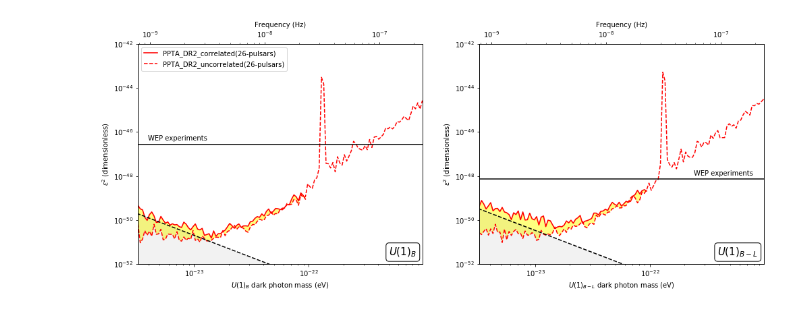
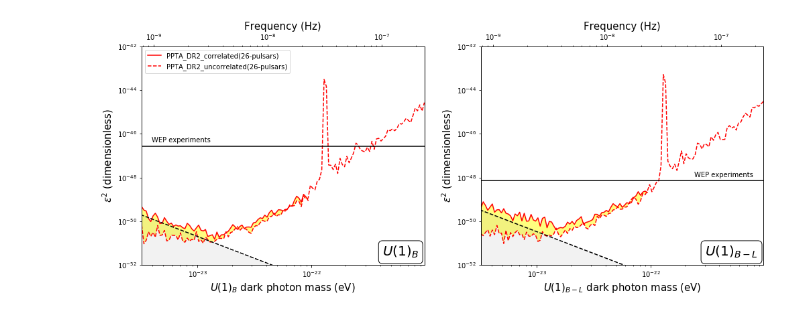
Before and after one commit to XueXiao-Physics/DPDM-PPTA, a Jupyter notebook: bayes_limits/plot.ipynb, the cells around one changed output. Saved outputs shown, nothing was run; the diff lists cells and outputs as text; code cells hidden in the pictures.

```diff
--- a/bayes_limits/plot.ipynb
+++ b/bayes_limits/plot.ipynb
@@ -6,8 +6,8 @@ fig,(fig1,fig2)=plt.subplots(1,2,figsize=(14,6))
 plt.subplots_adjust(left=0.06,right=0.98)
 
 #========================U(1)_{B}========================
-log10ma,lim=np.loadtxt('U1B')
-log10ma_corr,lim_corr=np.loadtxt('U1B_corr')
+log10ma,lim=np.loadtxt('U1B.txt')
+log10ma_corr,lim_corr=np.loadtxt('U1B_corr.txt')
 
 ma=10**log10ma
 f=1.51927e15*ma/2./np.pi
@@ -20,13 +20,13 @@ range2=np.array([10**-23.49*1.51927e15/2./np.pi,10**-21.01*1.51927e15/2./np.pi,1
 
 fig1.set_xscale('log')
 fig1.set_yscale('log')
-fig1.set_xlabel(r'$U(1)_{B}$'+' dark photon mass (eV)')
-fig1.set_ylabel(r'$\epsilon^2$ ' +'(dimensionless)')
+fig1.set_xlabel(r'$U(1)_{B}$'+' dark photon mass (eV)',size=15)
+fig1.set_ylabel(r'$\epsilon^2$ ' +'(dimensionless)',size=15)
 fig1.axis(range1)
 
 
-fig1.plot(ma_corr[:74],lim_corr[:74],linewidth='1.6',label='PPTA_DR2_correlated(26-pulsars)',color='red')
-fig1.plot(ma,lim,"--",label='PPTA_DR2_uncorrelated(26-pulsars)',color='red')
+fig1.plot(ma_corr[:74],lim_corr[:74],linewidth='1.5',label='PPTA_DR2_correlated(26-pulsars)',color='red')
+fig1.plot(ma,lim,"--",linewidth='1.5',label='PPTA_DR2_uncorrelated(26-pulsars)',color='red')
 
 fig1.fill_between(ma_corr[:74],lim_corr[:74],lim[:74],facecolor="yellow", alpha=0.5)
 
@@ -43,55 +43,55 @@ fig1.fill_between([10**-23.5,10**-22],[10**-49.7,10**-52.7],facecolor="gray", al
 fig1.plot([10**-23.5,10**-22],[10**-49.7,10**-52.7],'--',color='black' )
 
 fig1.legend(loc=2)
-fig1.annotate(r"$U(1)_B$",horizontalalignment="right",bbox=dict(boxstyle="round",fc="w"),xy=(0.98,0.04),xycoords='axes fraction',size=15)
+fig1.annotate(r"$U(1)_B$",horizontalalignment="right",bbox=dict(boxstyle="round",fc="w"),xy=(0.98,0.04),xycoords='axes fraction',size=20)
 
 
 fig1x=fig1.twiny()
 fig1x.set_xscale('log')
 fig1x.set_yscale('log')
 fig1x.axis(range2)
-fig1x.set_xlabel('Frequency (Hz)')
+fig1x.set_xlabel('Frequency (Hz)',size=15)
 
 #========================U(1)_{B-L}========================
-log10ma,lim=np.loadtxt('U1BL')
-log10ma_corr,lim_corr=np.loadtxt('U1BL_corr')
+log10ma,lim=np.loadtxt('U1BL.txt')
+log10ma_corr,lim_corr=np.loadtxt('U1BL_corr.txt')
 
 ma=10**log10ma
 f=1.51927e15*ma/2./np.pi
 ma_corr=10**log10ma_corr
 f_corr=1.51927e15*ma_corr/2./np.pi
 lim=10**(2*lim)
 lim_corr=10**(2*lim_corr)
 range1=np.array([10**-23.49,10**-21.01,10**(-52),10**(-42)])
 range2=np.array([10**-23.49*1.51927e15/2./np.pi,10**-21.01*1.51927e15/2./np.pi,10**(-52),10**(-42)])
 
 fig2.set_xscale('log')
 fig2.set_yscale('log')
-fig2.set_xlabel(r'$U(1)_{B-L}$'+' dark photon mass (eV)')
-fig2.set_ylabel(r'$\epsilon^2$ ' +'(dimensionless)')
+fig2.set_xlabel(r'$U(1)_{B-L}$'+' dark photon mass (eV)',size=15)
+fig2.set_ylabel(r'$\epsilon^2$ ' +'(dimensionless)',size=15)
 fig2.axis(range1)
 
-fig2.plot(ma_corr[:74],lim_corr[:74],linewidth='1.6',color='red')
-fig2.plot(ma,lim,"--",color='red')
+fig2.plot(ma_corr[:74],lim_corr[:74],linewidth='1.5',color='red')
+fig2.plot(ma,lim,"--",linewidth='1.5',color='red')
 
 fig2.fill_between(ma_corr[:74],lim_corr[:74],lim[:74],facecolor="yellow", alpha=0.5)
 
 #MICROSCOPE
 fig2.plot([10**-23.5,10**-18],[10**(-24.07*2),10**(-24.07*2)],'-',color='black' )
 fig2.annotate('WEP experiments',horizontalalignment="right",xy=(10**-21.1,1.5*10**(-24.07*2)),xycoords='data')
 
 fig2.fill_between([10**-23.5,10**-22],[10**-49.48,10**-52.48],facecolor="gray", alpha=0.1)
 fig2.plot([10**-23.5,10**-22],[10**-49.48,10**-52.48],'--',color='black' )
 
-fig2.annotate(r"$U(1)_{B-L}$",horizontalalignment="right",bbox=dict(boxstyle="round",fc="w"),xy=(0.98,0.04),xycoords='axes fraction',size=15)
+fig2.annotate(r"$U(1)_{B-L}$",horizontalalignment="right",bbox=dict(boxstyle="round",fc="w"),xy=(0.98,0.04),xycoords='axes fraction',size=20)
 
 
 fig2x=fig2.twiny()
 fig2x.set_xscale('log')
 fig2x.set_yscale('log')
 fig2x.axis(range2)
-fig2x.set_xlabel('Frequency (Hz)')
+fig2x.set_xlabel('Frequency (Hz)',size=15)
 
-fig.savefig('upperlimit-logE.pdf')
+fig.savefig('upperlimit.pdf')
 # %% [output]
-[figure, old version]
+[figure, new version]
```
